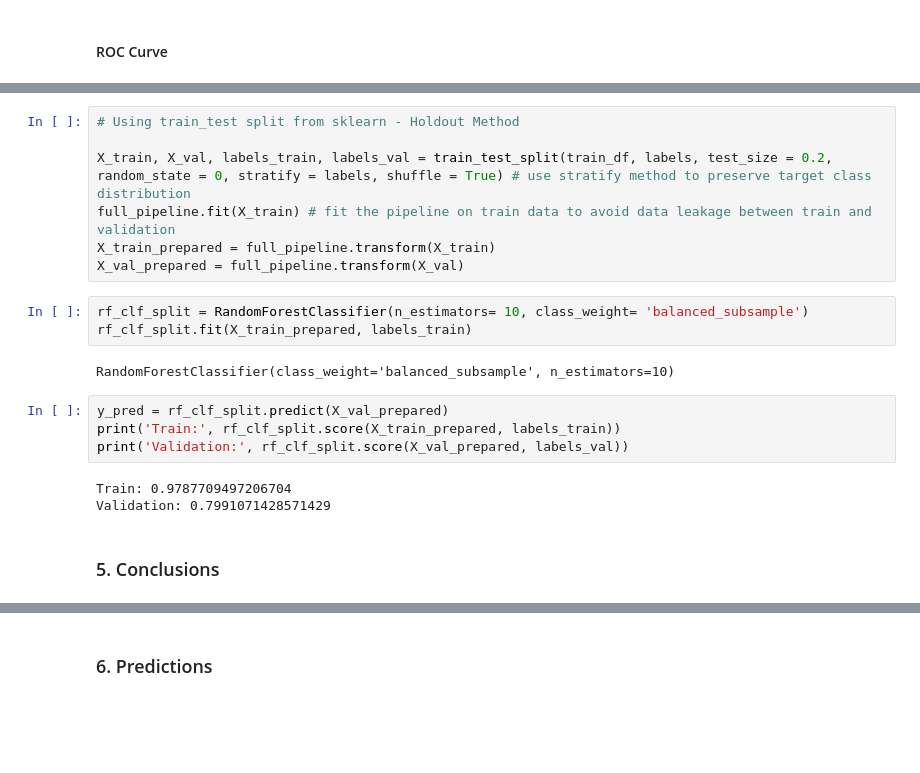
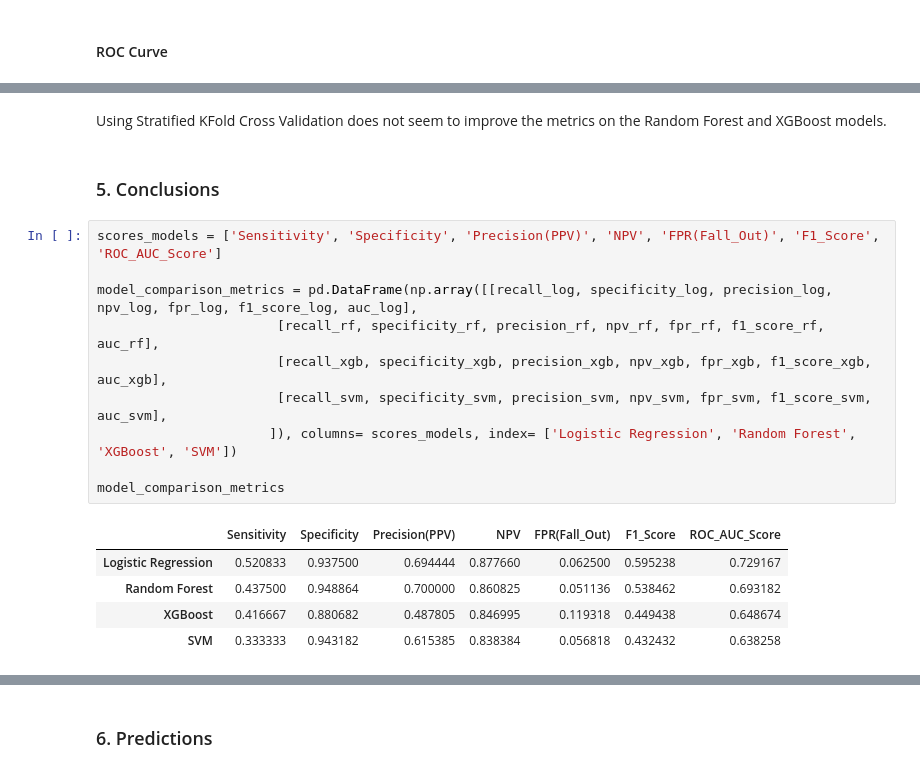
Before and after one commit to jorgecompleto/Qustodio-Technical-Test, a Jupyter notebook: Exercise_2_Churn_Prediction.ipynb, the cells around one changed output, grey strips where cells are left out. Drawn from its saved outputs; the diff is of its cells as text; blank space fills up the shorter version.

```diff
--- a/Exercise_2_Churn_Prediction.ipynb
+++ b/Exercise_2_Churn_Prediction.ipynb
@@ -556,21 +602,20 @@ Mean F1-Score Weighted: 0.794
-# %%
-# Using train_test split from sklearn - Holdout Method
-
-X_train, X_val, labels_train, labels_val = train_test_split(train_df, labels, test_size = 0.2, random_state = 0, stratify = labels, shuffle = True) # use stratify method to preserve target class distribution
-full_pipeline.fit(X_train) # fit the pipeline on train data to avoid data leakage between train and validation
-X_train_prepared = full_pipeline.transform(X_train)
-X_val_prepared = full_pipeline.transform(X_val)
-# %%
-rf_clf_split = RandomForestClassifier(n_estimators= 10, class_weight= 'balanced_subsample')
-rf_clf_split.fit(X_train_prepared, labels_train)
-# %% [output]
-RandomForestClassifier(class_weight='balanced_subsample', n_estimators=10)
-# %%
-y_pred = rf_clf_split.predict(X_val_prepared)
-print('Train:', rf_clf_split.score(X_train_prepared, labels_train))
-print('Validation:', rf_clf_split.score(X_val_prepared, labels_val))
-# %% [output]
-Train: 0.9787709497206704
-Validation: 0.7991071428571429
+# %% [markdown]
+Using Stratified KFold Cross Validation does not seem to improve the metrics on the Random Forest and XGBoost models.
 # %% [markdown]
 ### 5. Conclusions
+# %%
+scores_models = ['Sensitivity', 'Specificity', 'Precision(PPV)', 'NPV', 'FPR(Fall_Out)', 'F1_Score', 'ROC_AUC_Score']
+
+model_comparison_metrics = pd.DataFrame(np.array([[recall_log, specificity_log, precision_log, npv_log, fpr_log, f1_score_log, auc_log],
+                       [recall_rf, specificity_rf, precision_rf, npv_rf, fpr_rf, f1_score_rf, auc_rf],
+                       [recall_xgb, specificity_xgb, precision_xgb, npv_xgb, fpr_xgb, f1_score_xgb, auc_xgb],
+                       [recall_svm, specificity_svm, precision_svm, npv_svm, fpr_svm, f1_score_svm, auc_svm],
+                      ]), columns= scores_models, index= ['Logistic Regression', 'Random Forest', 'XGBoost', 'SVM'])
+
+model_comparison_metrics
+# %% [output]
+|  | Sensitivity | Specificity | Precision(PPV) | NPV | FPR(Fall_Out) | F1_Score | ROC_AUC_Score |
+| Logistic Regression | 0.520833 | 0.937500 | 0.694444 | 0.877660 | 0.062500 | 0.595238 | 0.729167 |
+| Random Forest | 0.437500 | 0.948864 | 0.700000 | 0.860825 | 0.051136 | 0.538462 | 0.693182 |
+| XGBoost | 0.416667 | 0.880682 | 0.487805 | 0.846995 | 0.119318 | 0.449438 | 0.648674 |
+| SVM | 0.333333 | 0.943182 | 0.615385 | 0.838384 | 0.056818 | 0.432432 | 0.638258 |
```
Also changed, not shown: parts of 13 cells of this notebook.
